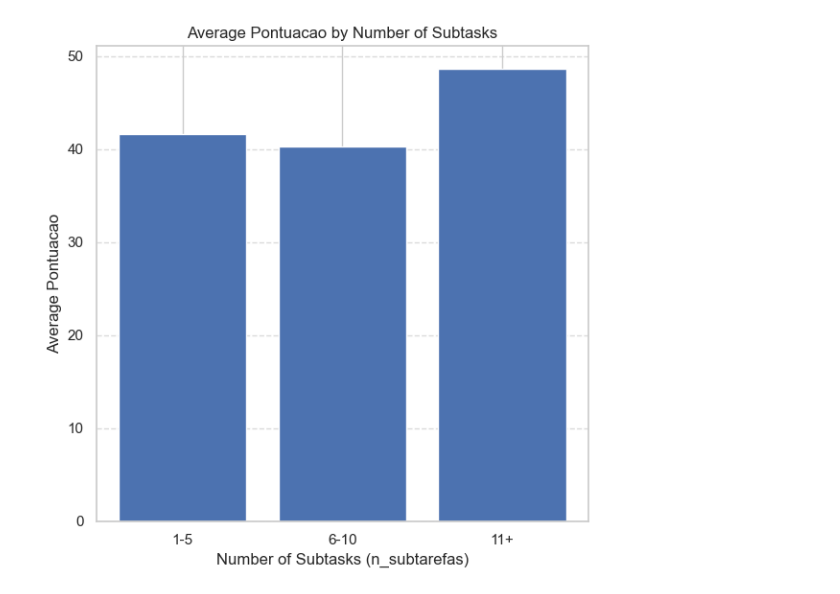
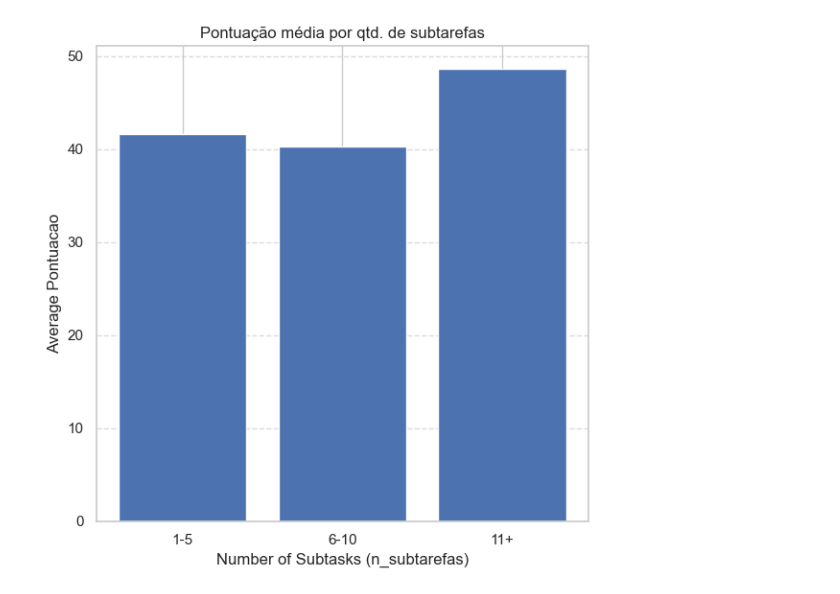
Before and after one commit to andre-n-alcantara/IC, a Jupyter notebook: report.ipynb, the cells around one changed output. Cells and saved outputs as stored; diff of their text form; code cells hidden in the pictures.

```diff
--- a/report.ipynb
+++ b/report.ipynb
@@ -38,6 +38,19 @@ for codigo in codigos:
         list_TLE.append(codigo)
     if data["mem"] >= data["mem_lim"]:
         list_MLE.append(codigo)
+# %%
+
+# para encontrar enunciado, considerar 'entrada' após primeira ocorrência de 'Exemplo'
+for codigo in codigos:
+    with open(f'./pratique/{codigo}/{codigo}.txt', 'r', encoding='utf-8') as f:
+        text = f.read()
+    search = re.search(r'Exemplo', text)
+    if search is None:
+        print(f'{codigo} sem exemplos.')
+        continue
+    splitted = text.split('Exemplo')
+    if re.search(r'[Ee]ntrada', splitted[0]) is None or re.search(r'[Ss]a[ií]da', splitted[0]) is None:
+        print(f'{codigo} com exemplo traiçoeiro.')
 # %%
 def count_words(text):
     return len(re.findall(r'\S+', text))
@@ -96,3 +124,10 @@ for codigo in codigos:
 contain_image = []
 with open('./pratique/contain_image.json', 'r', encoding='utf-8') as f:
     contain_image = json.load(f)
+for i in range(len(contain_image)):
+    splitted = contain_image[i].split('/')
+    nivel = splitted[2]
+    edicao = splitted[3]
+    fase = splitted[4]
+    nome = splitted[5]
+    contain_image[i] = f'{edicao}_{nivel}_{fase}_{nome}'
@@ -233,15 +298,16 @@ plt.show()
 # %%
 # 2) Porcentagens de acertos por quantidade de subtarefas
+def plot_average_group(df, group, column, title):
+    average = df.groupby(group)[column].mean()
 
-average_pontuacao = comp_data.groupby('n_subtarefas_group')['pontuacao'].mean()
-
-plt.figure(figsize=(6, 6))
-plt.bar(average_pontuacao.index, average_pontuacao.values)
-plt.xlabel("Number of Subtasks (n_subtarefas)")
-plt.ylabel("Average Pontuacao")
-plt.title("Average Pontuacao by Number of Subtasks")
-plt.grid(axis='y', linestyle='--', alpha=0.7)
-plt.tight_layout()
-plt.show()
+    plt.figure(figsize=(6, 6))
+    plt.bar(average.index, average.values)
+    plt.xlabel("Number of Subtasks (n_subtarefas)")
+    plt.ylabel("Average Pontuacao")
+    plt.title(title)
+    plt.grid(axis='y', linestyle='--', alpha=0.7)
+    plt.tight_layout()
+    plt.show()
+plot_average_group(df_comp, "n_subtarefas_group", "pontuacao", "Pontuação média por qtd. de subtarefas")
 # %% [output]
-[figure, old version]
+[figure, new version]
```
Also changed, not shown: parts of 13 cells of this notebook, 3 other files.
